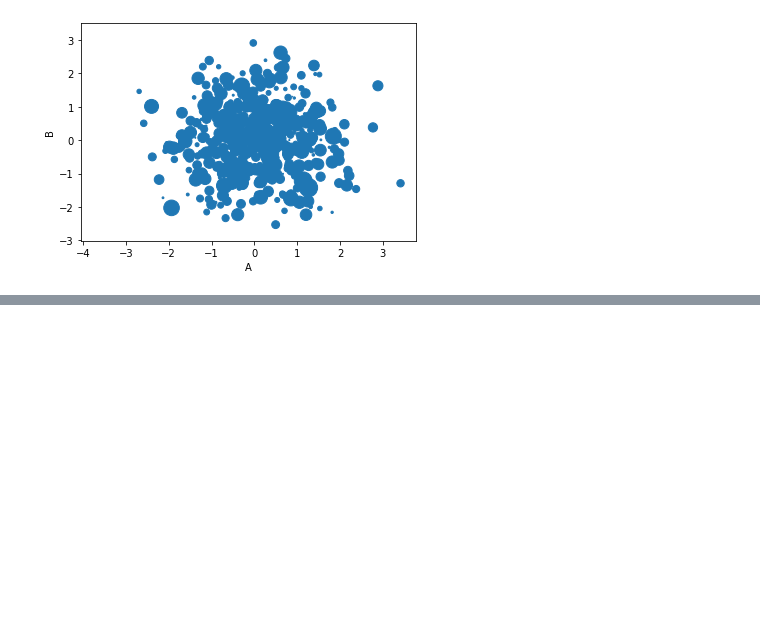
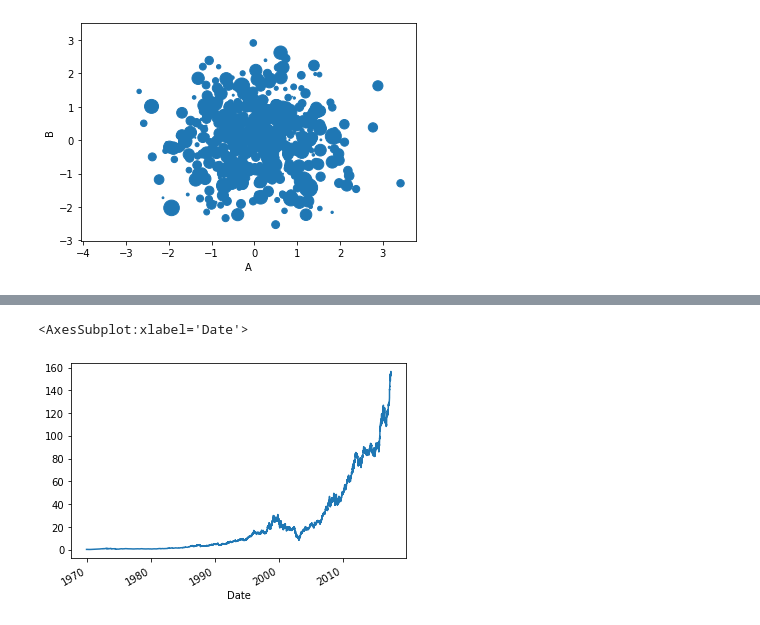
Before and after one commit to RobsonRamos/PythonForFinance, a Jupyter notebook: 04-Visualization-Matplotlib-Pandas/04-02-Pandas Visualization/PandasAndMatplotlib.ipynb, the cells around one changed output, grey strips where cells are left out. Drawn from its saved outputs; the diff is of its cells as text; code cells hidden in the pictures; blank space fills up the shorter version.

```diff
--- a/04-Visualization-Matplotlib-Pandas/04-02-Pandas Visualization/PandasAndMatplotlib.ipynb
+++ b/04-Visualization-Matplotlib-Pandas/04-02-Pandas Visualization/PandasAndMatplotlib.ipynb
@@ -60,0 +63,7 @@ df['a'].plot.density()
+# %%
+mcdon = pd.read_csv('mcdonalds.csv', index_col='Date', parse_dates=True)
+mcdon.head()
+mcdon['Adj. Close'].plot()
+# %% [output]
+<AxesSubplot:xlabel='Date'>
+[figure, added]
```
Also changed, not shown: parts of 9 cells of this notebook, 1 other file.
